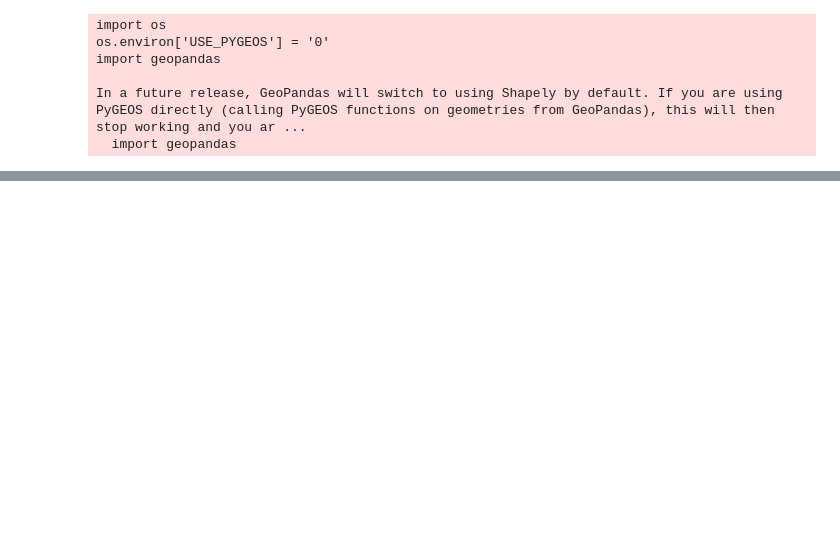
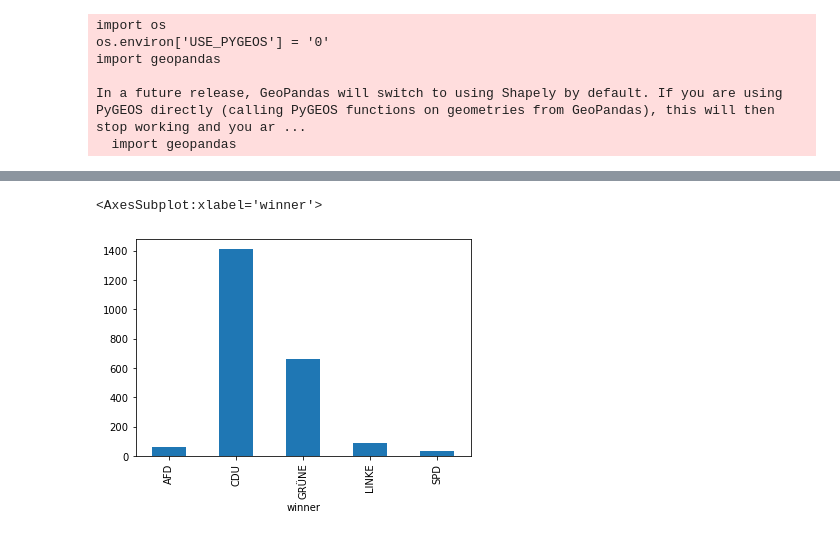
Before and after one commit to mcallaghan/berlin-results-2023, a Jupyter notebook: results.ipynb, the cells around one changed output, grey strips where cells are left out. Saved outputs shown, nothing was run; the diff lists cells and outputs as text; code cells hidden in the pictures; blank space fills up the shorter version.

```diff
--- a/results.ipynb
+++ b/results.ipynb
@@ -67,0 +116,7 @@ ax.axis("off")
+# %%
+df["area"] = df.geometry.area
+# %%
+df.groupby("winner")["weight"].sum().plot.bar()
+# %% [output]
+<AxesSubplot:xlabel='winner'>
+[figure, added]
```
Also changed, not shown: parts of 20 cells of this notebook, 5 other files.
